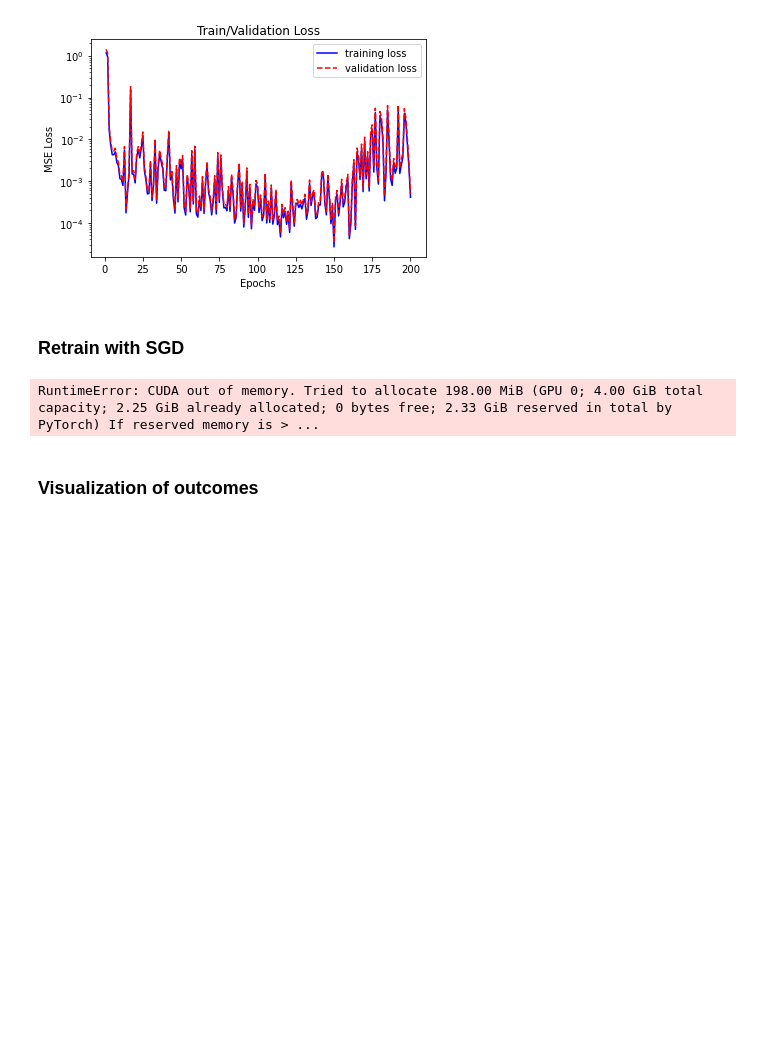
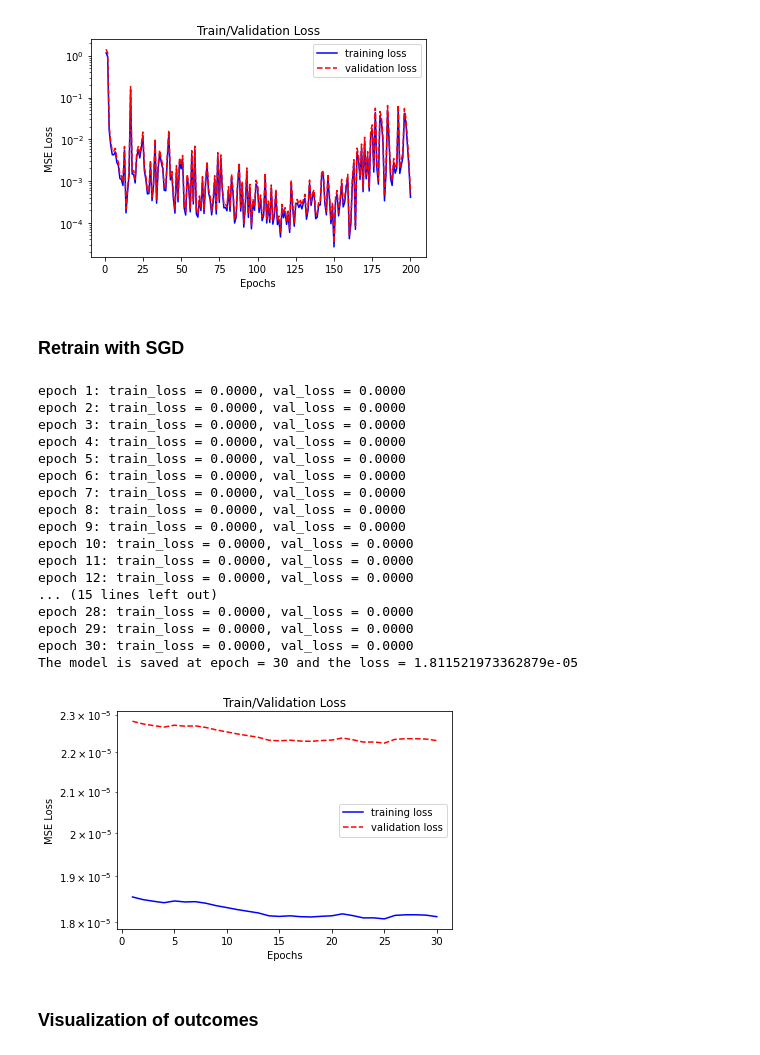
Before and after one commit to ShaoKAi100812/Pendant_Drop_Tensiometry_Prediction, a Jupyter notebook: main_combine.ipynb, the cells around one changed output. Saved outputs shown, nothing was run; the diff lists cells and outputs as text; code cells hidden in the pictures; blank space fills up the shorter version.

```diff
--- a/main_combine.ipynb
+++ b/main_combine.ipynb
@@ -748,18 +749,35 @@ The model is saved at epoch = 150 and the loss = 2.6481483425748975e-05
 # %%
 #PATH_PIC = os.path.join(os.getcwd(), "model_pic_points.pt")
 PATH_PIC = os.path.join(os.getcwd(), "model_pic_spline.pt")
 
 model_picture_trained = torch.load(PATH_PIC)
 
-learning_rate = 1e-3
+learning_rate = 1e-4
 
 optimizer = optim.SGD(model_picture_trained.parameters(), lr=learning_rate)
-epoch = 20
+epoch = 30
 
 # 0 indicates edge points 1 indicates spline
-train_picture(model_picture_trained, optimizer, epoch, 0)
+train_picture(model_picture_trained, optimizer, epoch, 1)
 # %% [output]
-RuntimeError: CUDA out of memory. Tried to allocate 198.00 MiB (GPU 0; 4.00 GiB total capacity; 2.25 GiB already allocated; 0 bytes free; 2.33 GiB reserved in total by PyTorch) If reserved memory is > ...
+epoch 1: train_loss = 0.0000, val_loss = 0.0000
+epoch 2: train_loss = 0.0000, val_loss = 0.0000
+epoch 3: train_loss = 0.0000, val_loss = 0.0000
+epoch 4: train_loss = 0.0000, val_loss = 0.0000
+epoch 5: train_loss = 0.0000, val_loss = 0.0000
+epoch 6: train_loss = 0.0000, val_loss = 0.0000
+epoch 7: train_loss = 0.0000, val_loss = 0.0000
+epoch 8: train_loss = 0.0000, val_loss = 0.0000
+epoch 9: train_loss = 0.0000, val_loss = 0.0000
+epoch 10: train_loss = 0.0000, val_loss = 0.0000
+epoch 11: train_loss = 0.0000, val_loss = 0.0000
+epoch 12: train_loss = 0.0000, val_loss = 0.0000
+... (15 lines left out)
+epoch 28: train_loss = 0.0000, val_loss = 0.0000
+epoch 29: train_loss = 0.0000, val_loss = 0.0000
+epoch 30: train_loss = 0.0000, val_loss = 0.0000
+The model is saved at epoch = 30 and the loss = 1.811521973362879e-05
+[figure, added]
 # %% [markdown]
 ### Visualization of outcomes
 # %%
```
Also changed, not shown: parts of 10 cells of this notebook.
